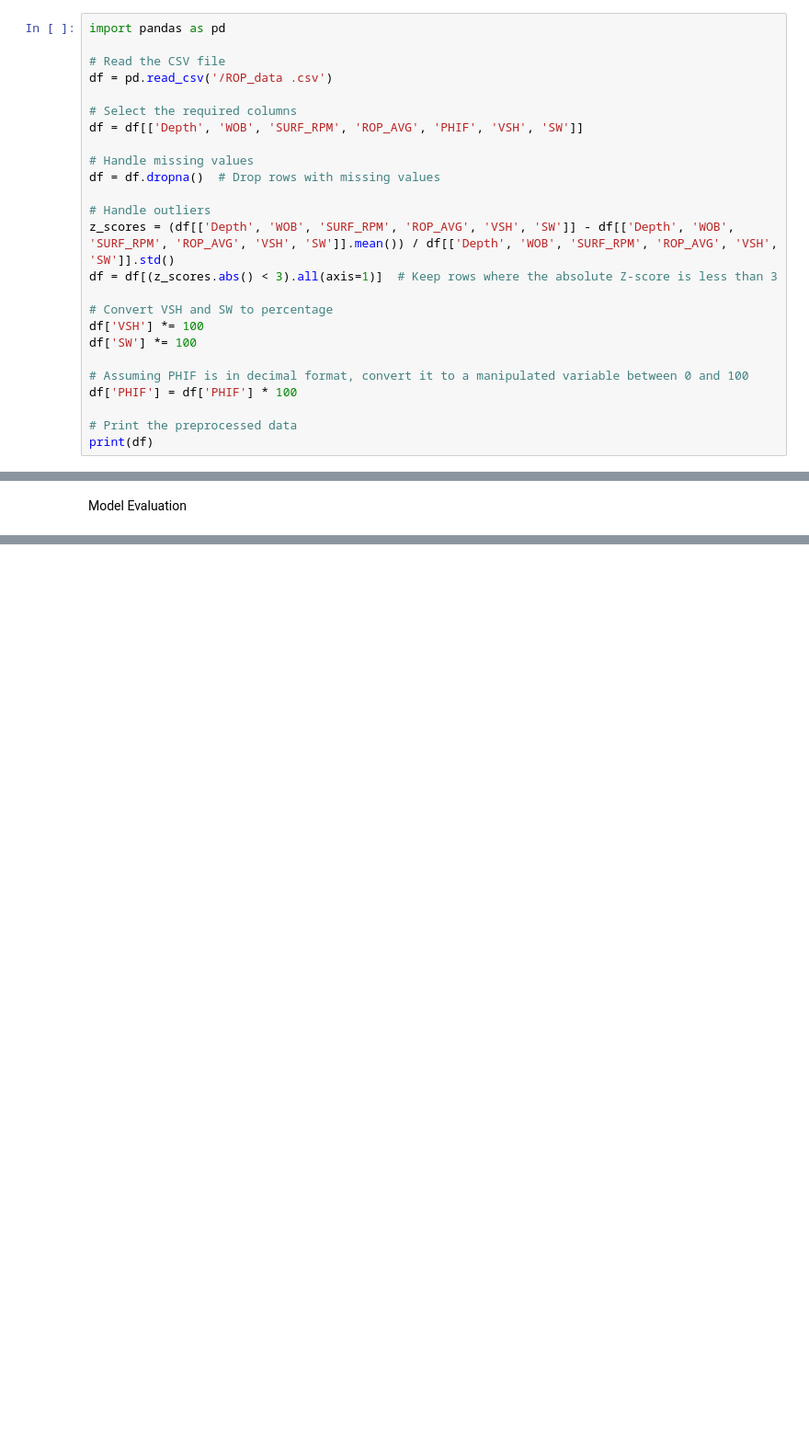
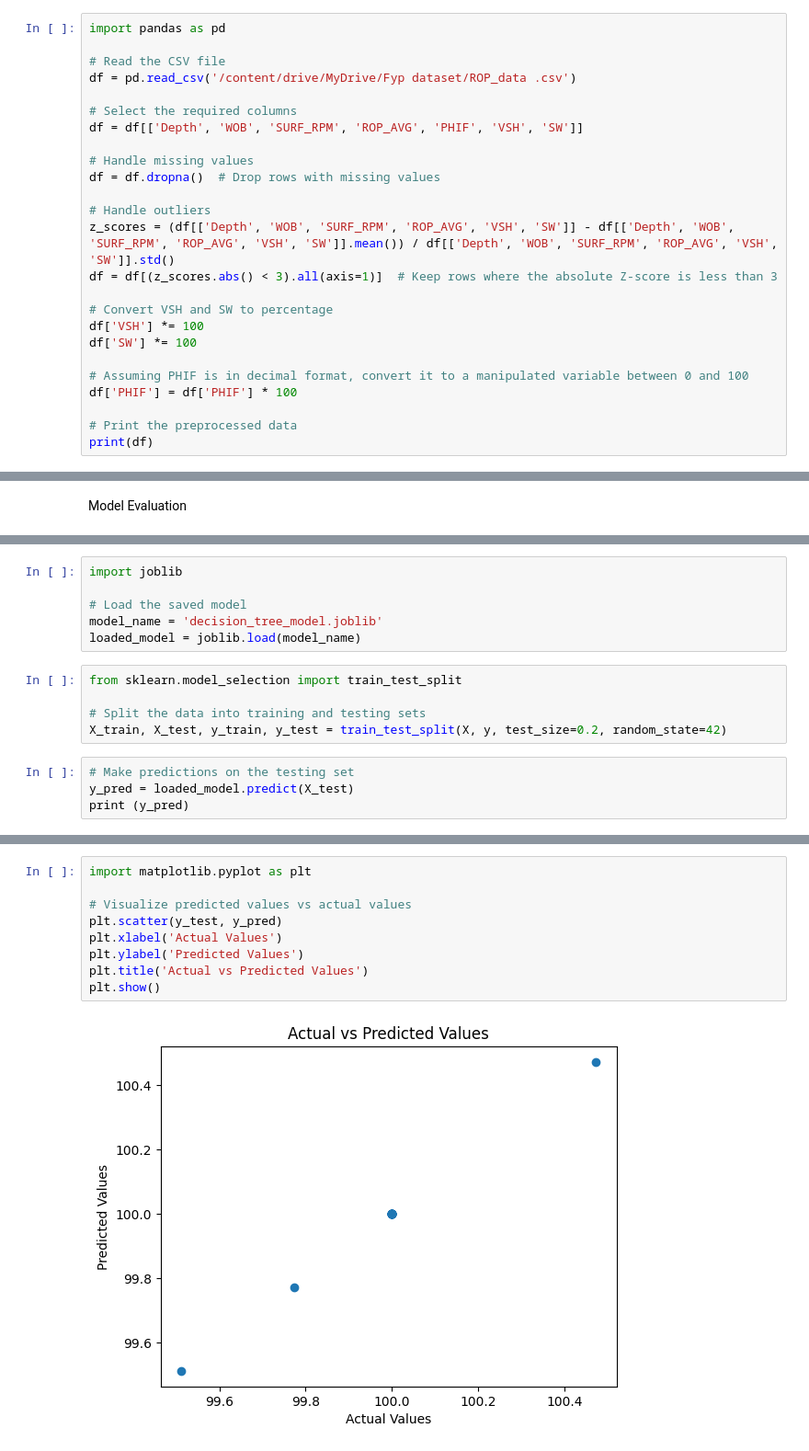
Before and after one commit to amirulnizaam/fyp_amirulnizaam, a Jupyter notebook: FYP_AMIRUL_NIZAM.ipynb, the cells around one changed output, grey strips where cells are left out. Shown at 92% size. Cells and saved outputs as stored; diff of their text form; blank space fills up the shorter version.

```diff
--- a/FYP_AMIRUL_NIZAM.ipynb
+++ b/FYP_AMIRUL_NIZAM.ipynb
@@ -6,7 +6,7 @@ Data preprocessing
 import pandas as pd
 
 # Read the CSV file
-df = pd.read_csv('/ROP_data .csv')
+df = pd.read_csv('/content/drive/MyDrive/Fyp dataset/ROP_data .csv')
 
 # Select the required columns
 df = df[['Depth', 'WOB', 'SURF_RPM', 'ROP_AVG', 'PHIF', 'VSH', 'SW']]
@@ -400,0 +358,15 @@ NameError: name 'val_df' is not defined
+# %%
+import joblib
+
+# Load the saved model
+model_name = 'decision_tree_model.joblib'
+loaded_model = joblib.load(model_name)
+# %%
+from sklearn.model_selection import train_test_split
+
+# Split the data into training and testing sets
+X_train, X_test, y_train, y_test = train_test_split(X, y, test_size=0.2, random_state=42)
+# %%
+# Make predictions on the testing set
+y_pred = loaded_model.predict(X_test)
+print (y_pred)
@@ -400,0 +397,11 @@ NameError: name 'val_df' is not defined
+# %%
+import matplotlib.pyplot as plt
+
+# Visualize predicted values vs actual values
+plt.scatter(y_test, y_pred)
+plt.xlabel('Actual Values')
+plt.ylabel('Predicted Values')
+plt.title('Actual vs Predicted Values')
+plt.show()
+# %% [output]
+[figure, added]
```
Also changed, not shown: parts of 11 cells of this notebook.
